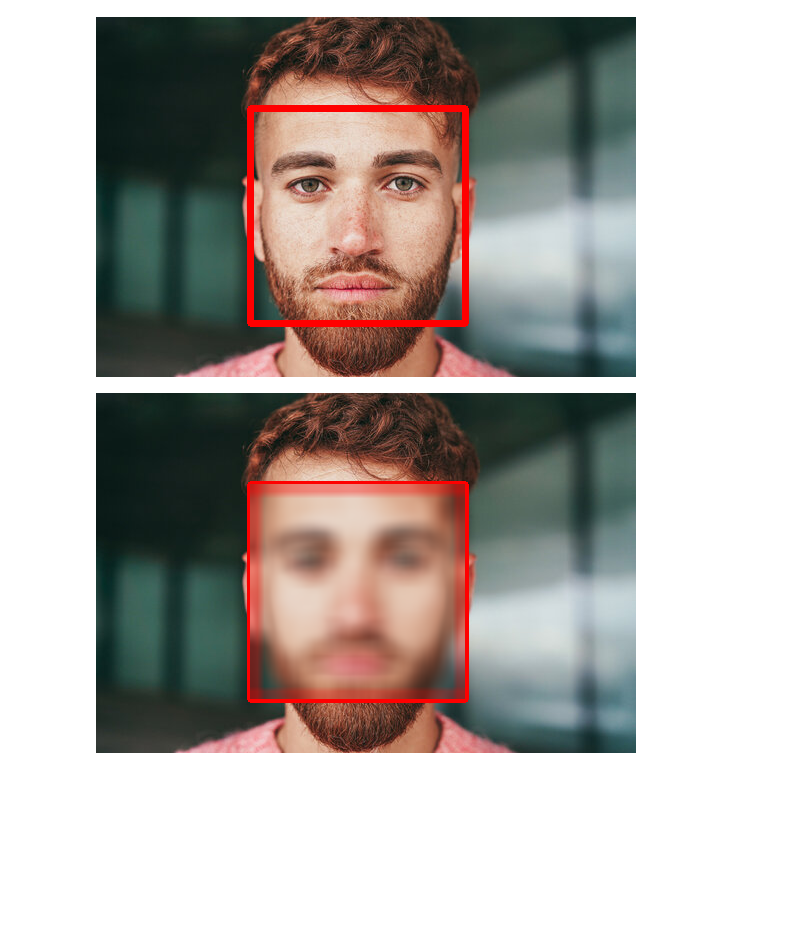
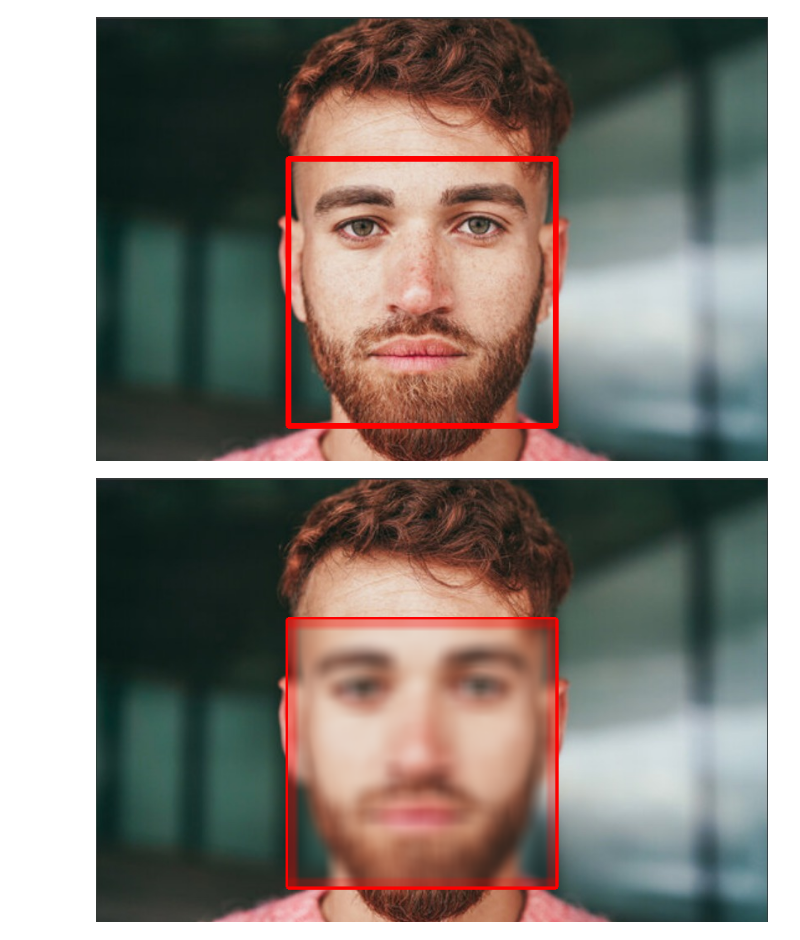
Before and after one commit to HimanSenaweera/Color-Detection-with-OpenCV, a Jupyter notebook: FaceAnonymizer/face_anonymizer.ipynb, the cells around one changed output. Cells and saved outputs as stored; diff of their text form; code cells hidden in the pictures; blank space fills up the shorter version.

Commit message:
new model added

```diff
--- a/FaceAnonymizer/face_anonymizer.ipynb
+++ b/FaceAnonymizer/face_anonymizer.ipynb
@@ -3,7 +3,7 @@ import cv2
 # %%
 import mediapipe as mp
 # %%
-image=cv2.imread('/360_F_530010960_WkmW6q8FIZ42LkEQoSRCLTNTw0WgJqKY.jpg')
+image=cv2.imread('/content/original_image_1.jpg')
 H,W,_=image.shape
 # %%
 from google.colab.patches import cv2_imshow
@@ -39,0 +17,11 @@ location_data {
+# %%
+#creating an object for detecting faces up close
+face_detection_close=mp_face_detection.FaceDetection(model_selection=0,min_detection_confidence=0.5)
+# %%
+image_rgb=cv2.cvtColor(image,cv2.COLOR_BGR2RGB)
+out=face_detection_close.process(image_rgb)
+print(out.detections)
+
+# (xmin,ymin)=top left corner(relative)
+# (width,height)=box size(relative)
+# elements in this list are mediapipe.framework.formats.detection_pb2.Detection protobuf message produced by the FaceDetection model.
@@ -40,28 +46,25 @@ location_data {
 # %%
-with mp_face_detection.FaceDetection(model_selection=0,min_detection_confidence=0.5) as face_detection:
-  image_rgb=cv2.cvtColor(image,cv2.COLOR_BGR2RGB)
-  out=face_detection.process(image_rgb)
-
-  if out.detections is not None:
+#drawing the bbox
+if out.detections is not None:
     detection=out.detections[0]
     location_data=detection.location_data
     bbox=location_data.relative_bounding_box
 
     x1,y1,w,h=bbox.xmin , bbox.ymin , bbox.width , bbox.height
 
     #this is an relative bbox
     x1=int(x1*W)
-    y1=int(y1*H*0.8)
+    y1=int(y1*H)
     w=int(w*W)
     h=int(h*H)
 
     image=cv2.rectangle(image,(x1,y1),(x1+w,y1+h),(0,0,255),5)
 
     cv2_imshow(image)
 # %% [output]
-[figure, old version]
+[figure, new version]
 # %%
 image[y1:y1+h,x1:x1+w,:]=cv2.blur(image[y1:y1+h,x1:x1+w,:],(20,20))
 cv2_imshow(image)
 # %% [output]
-[figure, old version]
+[figure, new version]
```
Also changed, not shown: parts of 13 cells of this notebook, 8 other files.
